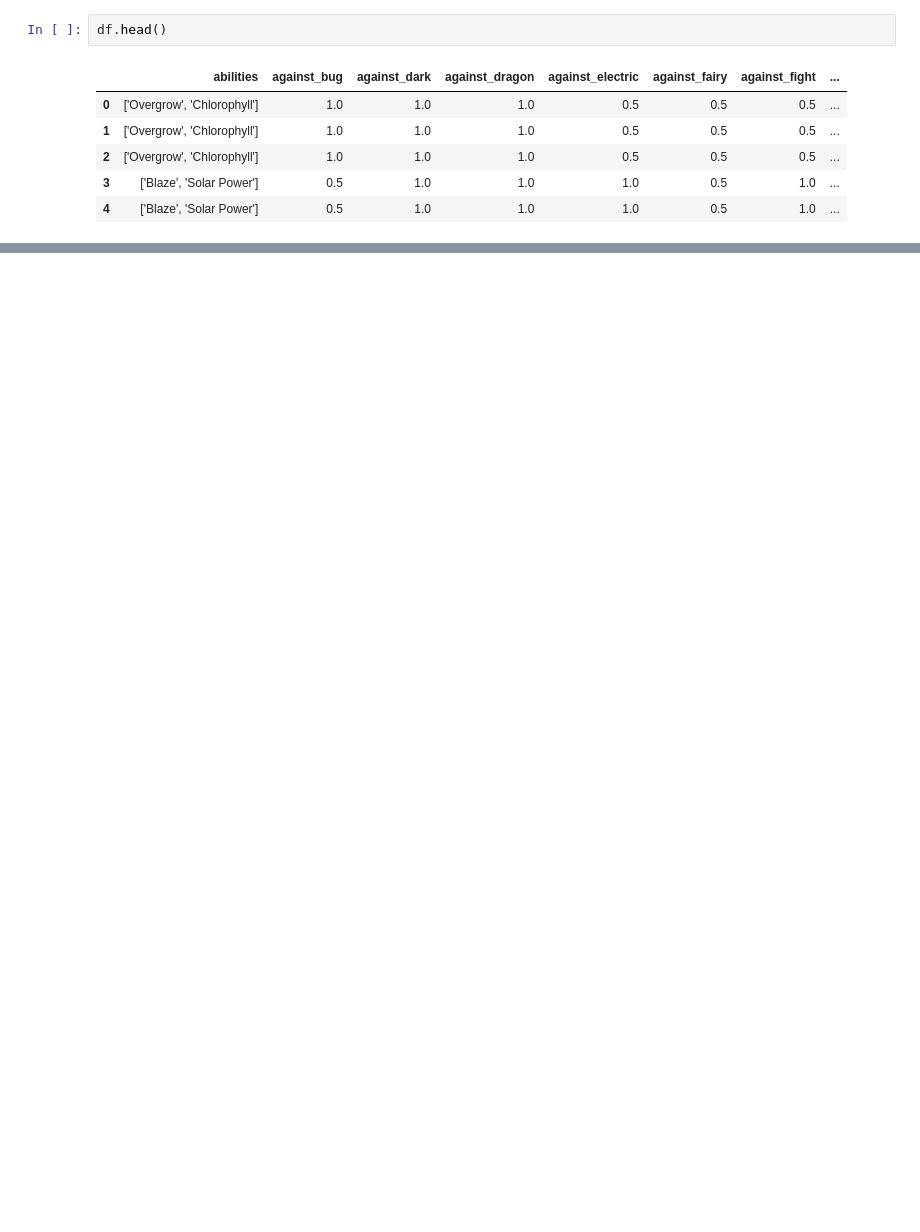
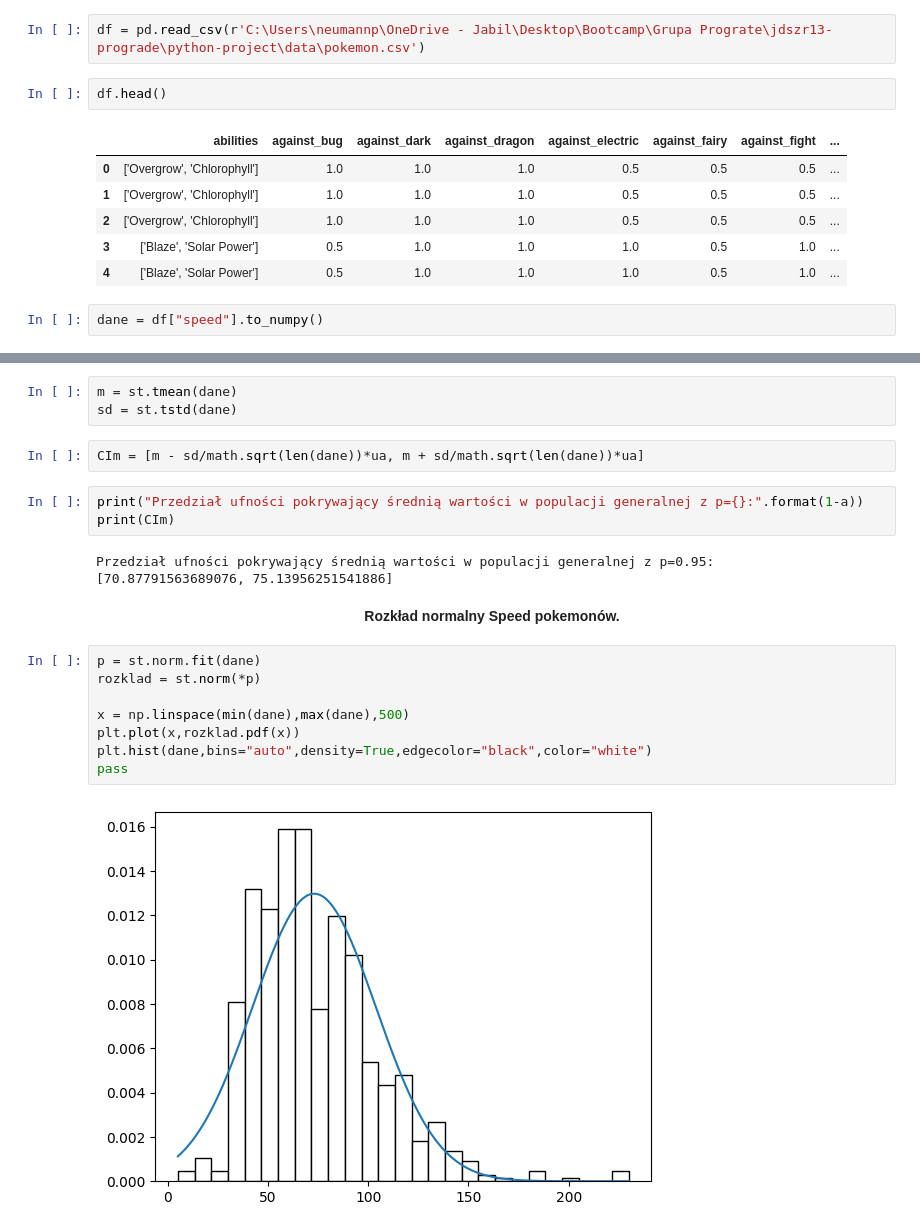
Before and after one commit to infoshareacademy/jdszr13-prograde, a Jupyter notebook: python-project/wstepna-analiza.ipynb, the cells around one changed output, grey strips where cells are left out. Drawn from its saved outputs; the diff is of its cells as text; blank space fills up the shorter version.

Commit message:
Modyfikacja wstępnej analizy, dodanie poziomu ufności oraz rozkładu normalnego

```diff
--- a/python-project/wstepna-analiza.ipynb
+++ b/python-project/wstepna-analiza.ipynb
@@ -7,3 +9,5 @@ df = pd.read_csv('pokemon.csv')
+# %%
+df = pd.read_csv(r'C:\Users\neumannp\OneDrive - Jabil\Desktop\Bootcamp\Grupa Prograte\jdszr13-prograde\python-project\data\pokemon.csv')
 # %%
 df.head()
 # %% [output]
@@ -13,3 +17,5 @@ df.head()
 | 2 | ['Overgrow', 'Chlorophyll'] | 1.0 | 1.0 | 1.0 | 0.5 | 0.5 | 0.5 | ... |
 | 3 | ['Blaze', 'Solar Power'] | 0.5 | 1.0 | 1.0 | 1.0 | 0.5 | 1.0 | ... |
 | 4 | ['Blaze', 'Solar Power'] | 0.5 | 1.0 | 1.0 | 1.0 | 0.5 | 1.0 | ... |
+# %%
+dane = df["speed"].to_numpy()
@@ -15,0 +36,23 @@ df.head()
+# %%
+m = st.tmean(dane)
+sd = st.tstd(dane)
+# %%
+CIm = [m - sd/math.sqrt(len(dane))*ua, m + sd/math.sqrt(len(dane))*ua]
+# %%
+print("Przedział ufności pokrywający średnią wartości w populacji generalnej z p={}:".format(1-a))
+print(CIm)
+# %% [output]
+Przedział ufności pokrywający średnią wartości w populacji generalnej z p=0.95:
+[70.87791563689076, 75.13956251541886]
+# %% [markdown]
+<div style="text-align: center;"><b>Rozkład normalny Speed pokemonów.</b></div>
+# %%
+p = st.norm.fit(dane)
+rozklad = st.norm(*p)
+
+x = np.linspace(min(dane),max(dane),500)
+plt.plot(x,rozklad.pdf(x))
+plt.hist(dane,bins="auto",density=True,edgecolor="black",color="white")
+pass
+# %% [output]
+[figure, added]
```
Also changed, not shown: parts of 24 cells of this notebook, 1 other file.
